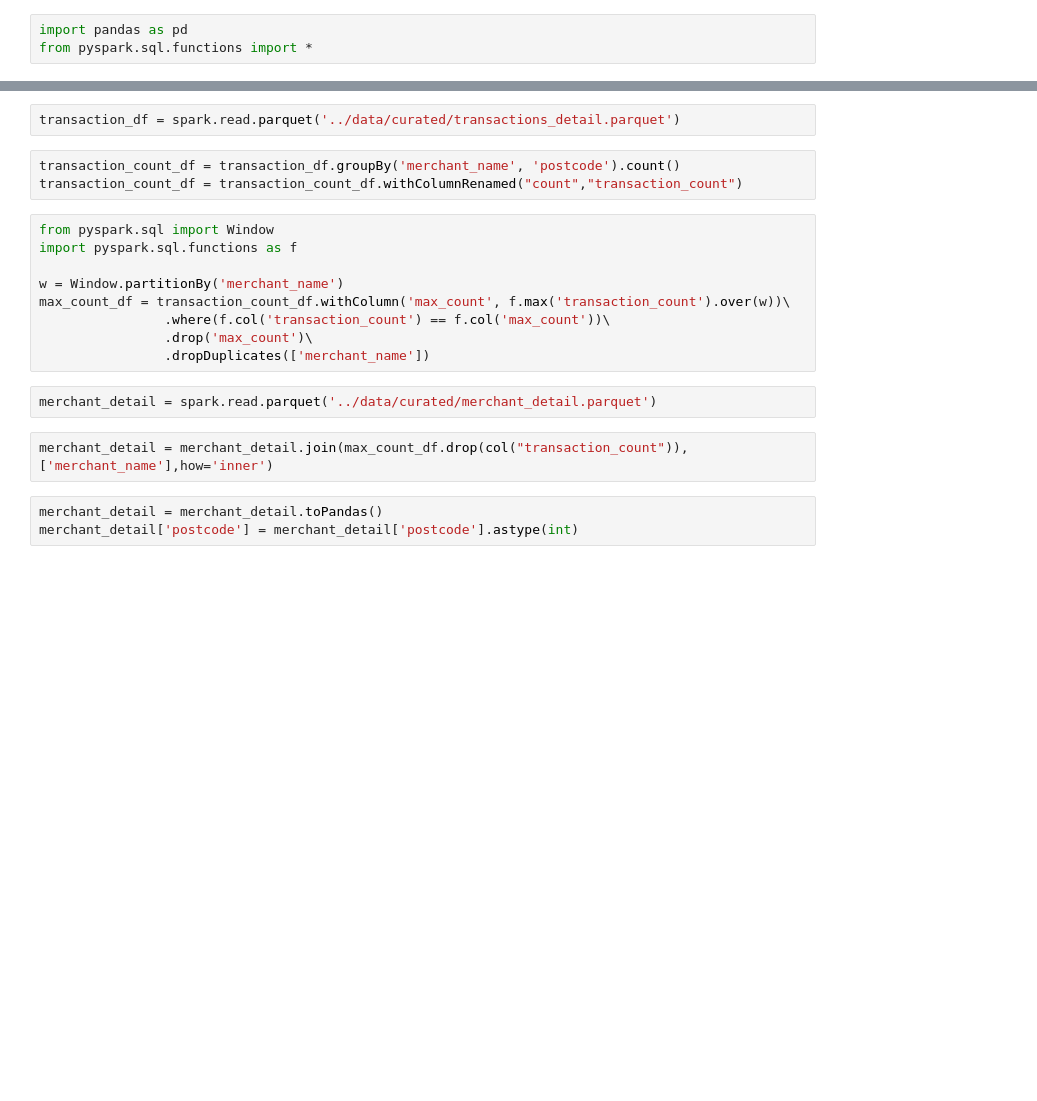
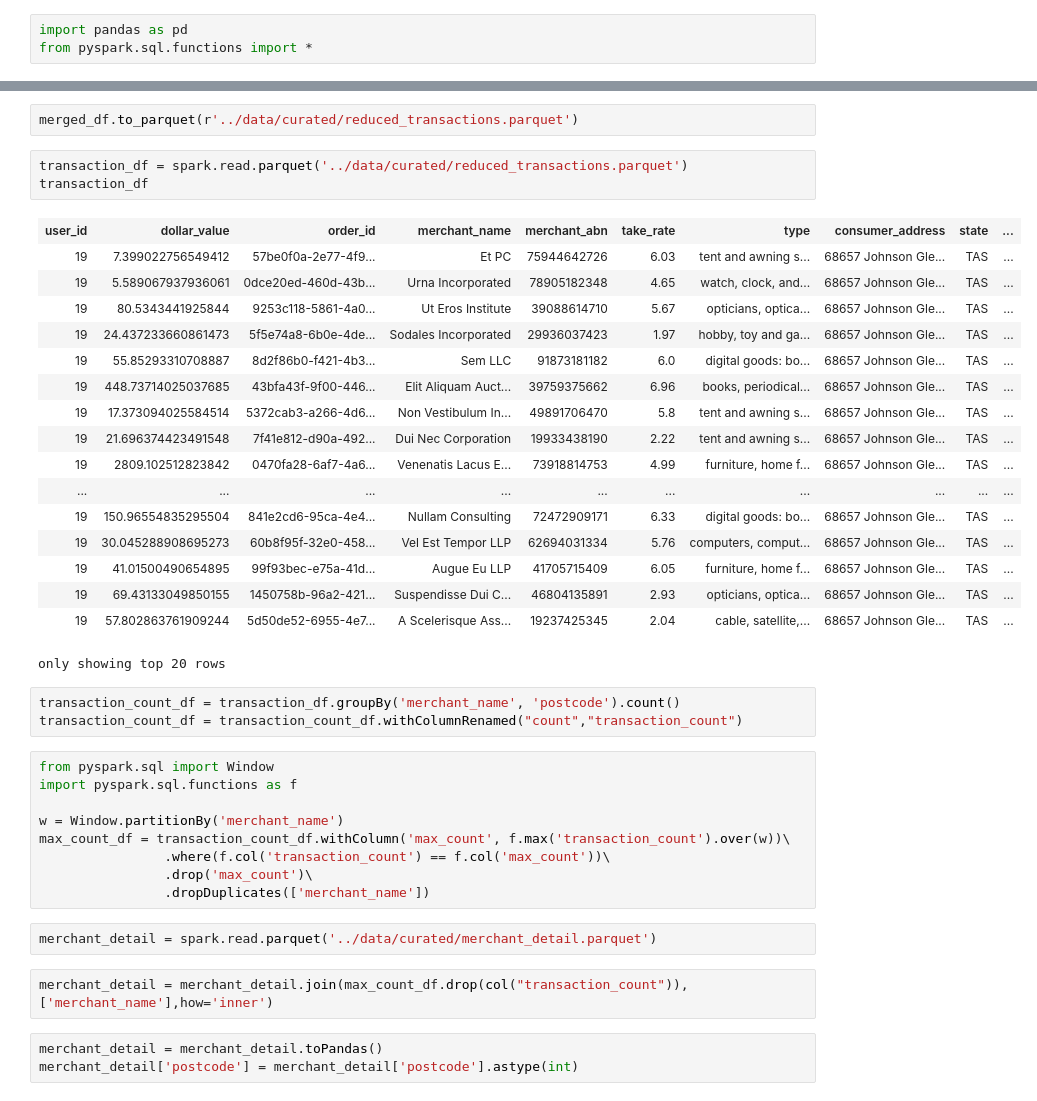
Before and after one commit to MAST30034-Applied-Data-Science/generic-buy-now-pay-later-project-group-33, a Jupyter notebook: notebooks/3.merchant main postcode.ipynb, the cells around one changed output, grey strips where cells are left out. Drawn from its saved outputs; the diff is of its cells as text; blank space fills up the shorter version.

```diff
--- a/notebooks/3.merchant main postcode.ipynb
+++ b/notebooks/3.merchant main postcode.ipynb
@@ -22,5 +60,26 @@ To adjust logging level use sc.setLogLevel(newLevel). For SparkR, use setLogLeve
+# %%
+merged_df.to_parquet(r'../data/curated/reduced_transactions.parquet')
 # %%
-transaction_df = spark.read.parquet('../data/curated/transactions_detail.parquet')
+transaction_df = spark.read.parquet('../data/curated/reduced_transactions.parquet')
+transaction_df
+# %% [output]
+| user_id | dollar_value | order_id | merchant_name | merchant_abn | take_rate | type | consumer_address | state | ... |
+| 19 | 7.399022756549412 | 57be0f0a-2e77-4f9... | Et PC | 75944642726 | 6.03 | tent and awning s... | 68657 Johnson Gle... | TAS | ... |
+| 19 | 5.589067937936061 | 0dce20ed-460d-43b... | Urna Incorporated | 78905182348 | 4.65 | watch, clock, and... | 68657 Johnson Gle... | TAS | ... |
+| 19 | 80.5343441925844 | 9253c118-5861-4a0... | Ut Eros Institute | 39088614710 | 5.67 | opticians, optica... | 68657 Johnson Gle... | TAS | ... |
+| 19 | 24.437233660861473 | 5f5e74a8-6b0e-4de... | Sodales Incorporated | 29936037423 | 1.97 | hobby, toy and ga... | 68657 Johnson Gle... | TAS | ... |
+| 19 | 55.85293310708887 | 8d2f86b0-f421-4b3... | Sem LLC | 91873181182 | 6.0 | digital goods: bo... | 68657 Johnson Gle... | TAS | ... |
+| 19 | 448.73714025037685 | 43bfa43f-9f00-446... | Elit Aliquam Auct... | 39759375662 | 6.96 | books, periodical... | 68657 Johnson Gle... | TAS | ... |
+| 19 | 17.373094025584514 | 5372cab3-a266-4d6... | Non Vestibulum In... | 49891706470 | 5.8 | tent and awning s... | 68657 Johnson Gle... | TAS | ... |
+| 19 | 21.696374423491548 | 7f41e812-d90a-492... | Dui Nec Corporation | 19933438190 | 2.22 | tent and awning s... | 68657 Johnson Gle... | TAS | ... |
+| 19 | 2809.102512823842 | 0470fa28-6af7-4a6... | Venenatis Lacus E... | 73918814753 | 4.99 | furniture, home f... | 68657 Johnson Gle... | TAS | ... |
+| ... | ... | ... | ... | ... | ... | ... | ... | ... | ... |
+| 19 | 150.96554835295504 | 841e2cd6-95ca-4e4... | Nullam Consulting | 72472909171 | 6.33 | digital goods: bo... | 68657 Johnson Gle... | TAS | ... |
+| 19 | 30.045288908695273 | 60b8f95f-32e0-458... | Vel Est Tempor LLP | 62694031334 | 5.76 | computers, comput... | 68657 Johnson Gle... | TAS | ... |
+| 19 | 41.01500490654895 | 99f93bec-e75a-41d... | Augue Eu LLP | 41705715409 | 6.05 | furniture, home f... | 68657 Johnson Gle... | TAS | ... |
+| 19 | 69.43133049850155 | 1450758b-96a2-421... | Suspendisse Dui C... | 46804135891 | 2.93 | opticians, optica... | 68657 Johnson Gle... | TAS | ... |
+| 19 | 57.802863761909244 | 5d50de52-6955-4e7... | A Scelerisque Ass... | 19237425345 | 2.04 | cable, satellite,... | 68657 Johnson Gle... | TAS | ... |
+only showing top 20 rows
 # %%
 transaction_count_df = transaction_df.groupBy('merchant_name', 'postcode').count()
 transaction_count_df = transaction_count_df.withColumnRenamed("count","transaction_count")
```
Also changed, not shown: parts of 5 cells of this notebook.
